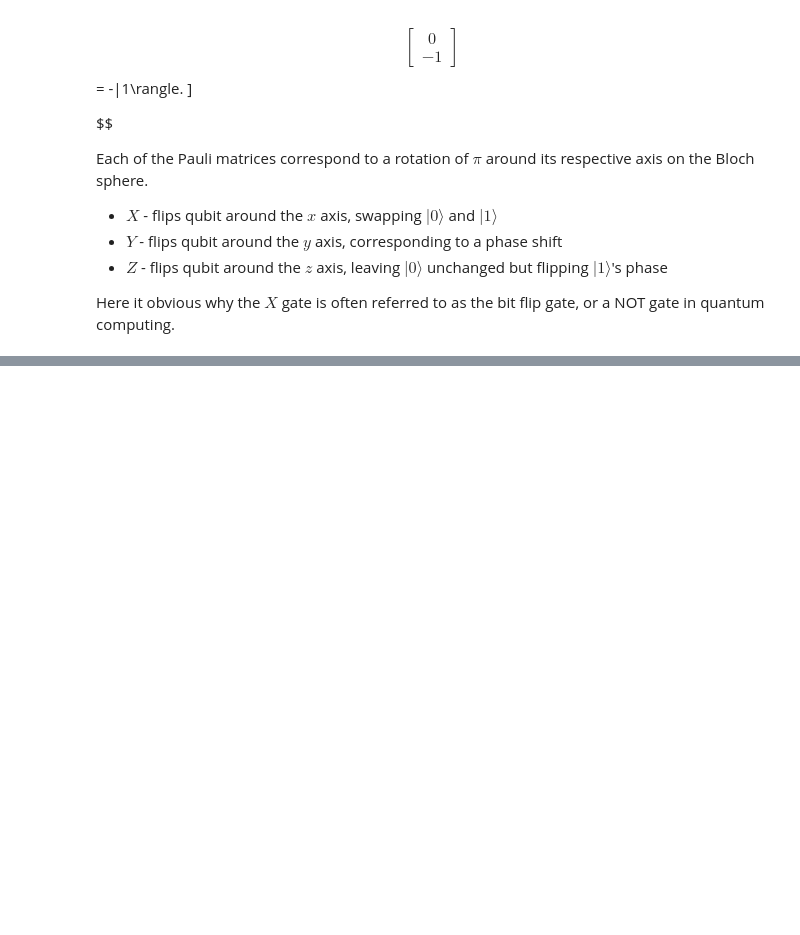
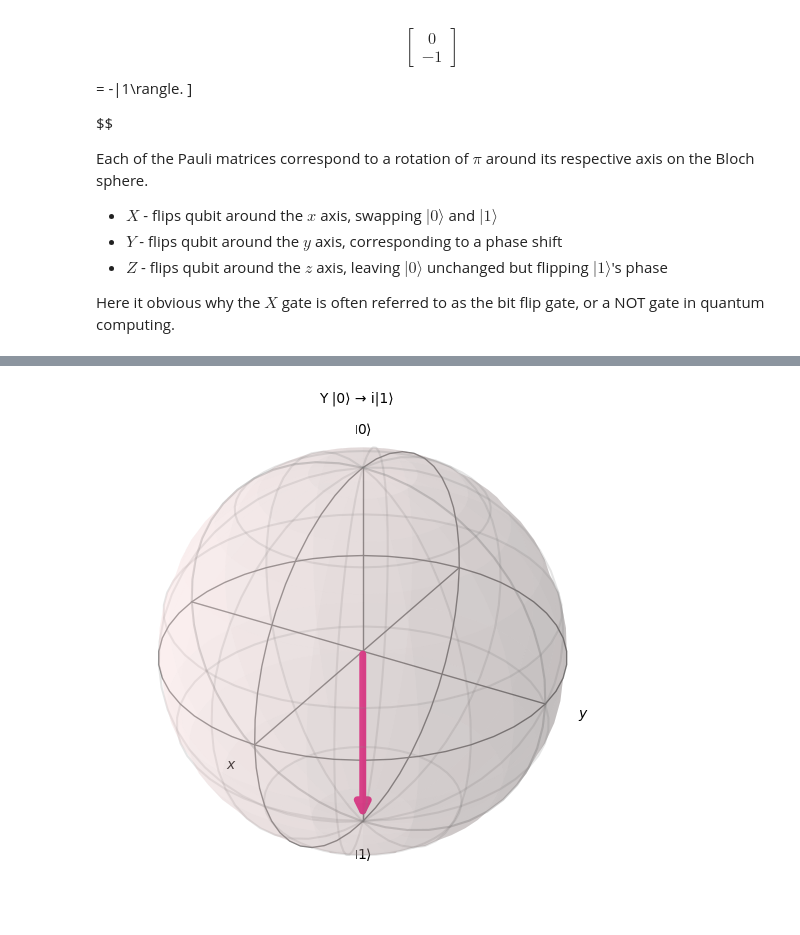
Before and after one commit to KyleAcheson/QuantComp, a Jupyter notebook: basic_theory/qubits.ipynb, the cells around one changed output, grey strips where cells are left out. Saved outputs shown, nothing was run; the diff lists cells and outputs as text; code cells hidden in the pictures; blank space fills up the shorter version.

```diff
--- a/basic_theory/qubits.ipynb
+++ b/basic_theory/qubits.ipynb
@@ -425,0 +464,5 @@ Each of the Pauli matrices correspond to a rotation of $\pi$ around its respecti
+# %%
+bloch_Y = compute_bloch_vector(state_Y)
+plot_bloch_vector(bloch_Y, title="Y |0⟩ → i|1⟩")
+# %% [output]
+[figure, added]
```
Also changed, not shown: parts of 2 cells of this notebook.
